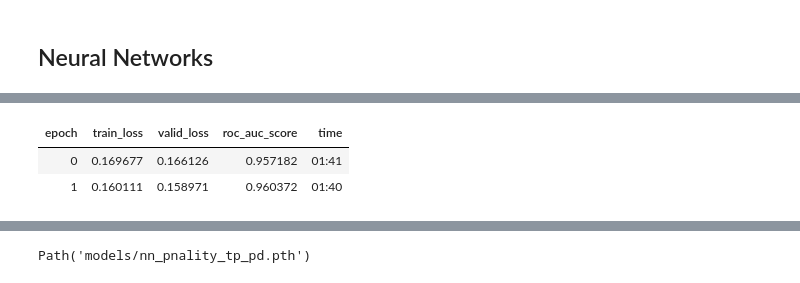
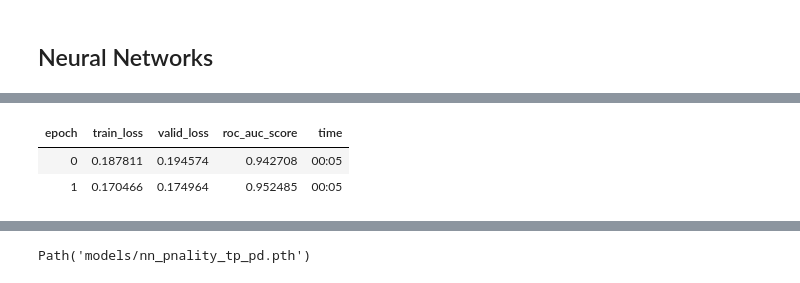
Before and after one commit to rubanzasilva/tps_s5_e8, a Jupyter notebook: eda-fast-ai-neural-nets-gradient-boosting.ipynb, the cells around one changed output, grey strips where cells are left out. Cells and saved outputs as stored; diff of their text form; code cells hidden in the pictures.

```diff
--- a/eda-fast-ai-neural-nets-gradient-boosting.ipynb
+++ b/eda-fast-ai-neural-nets-gradient-boosting.ipynb
@@ -197,6 +198,7 @@ Path('/kaggle/input/playground-series-s5e8')
 train_df = pd.read_csv(path/'train.csv',index_col='id')
 test_df = pd.read_csv(path/'test.csv',index_col='id')
 sub_df = pd.read_csv(path/'sample_submission.csv')
+original_df = pd.read_csv('/kaggle/input/bank-marketing-dataset-full/bank-full.csv', delimiter=';')
 # %%
 !ls /kaggle/input/playground-series-s5e8
 # %% [output]
@@ -219,0 +235,4 @@ train_df.head()
+# %%
+# Map 'yes'/'no' to 1/0 in the target variable 'y'
+original_df['y'] = original_df['y'].map({'yes': 1, 'no': 0})
+original_df
@@ -219,0 +253,3 @@ train_df.head()
+# %%
+train_df = pd.concat([train_df, original_df], ignore_index=True)
+train_df
@@ -310,7 +369,7 @@ train_df.describe().T
 # %% [markdown]
 ## Prepare Data for training
 # %%
-splits = RandomSplitter(valid_pct=0.2)(range_of(train_df))
+splits = RandomSplitter(valid_pct=0.2)(range_of(original_df))
 # %%
 #train_df = pd.concat([train_df, original_df], ignore_index=True)
 # %%
@@ -526,7 +584,7 @@ SuggestedLRs(slide=0.033113110810518265, valley=0.002511886414140463)
 # %%
 %%time
-learn.fit_one_cycle(2, 1.089e-3)
+learn.fit_one_cycle(2, 1.025e-2)
 # %% [output]
 | epoch | train_loss | valid_loss | roc_auc_score | time |
-| 0 | 0.169677 | 0.166126 | 0.957182 | 01:41 |
-| 1 | 0.160111 | 0.158971 | 0.960372 | 01:40 |
+| 0 | 0.187811 | 0.194574 | 0.942708 | 00:05 |
+| 1 | 0.170466 | 0.174964 | 0.952485 | 00:05 |
```
Also changed, not shown: parts of 78 cells of this notebook.
